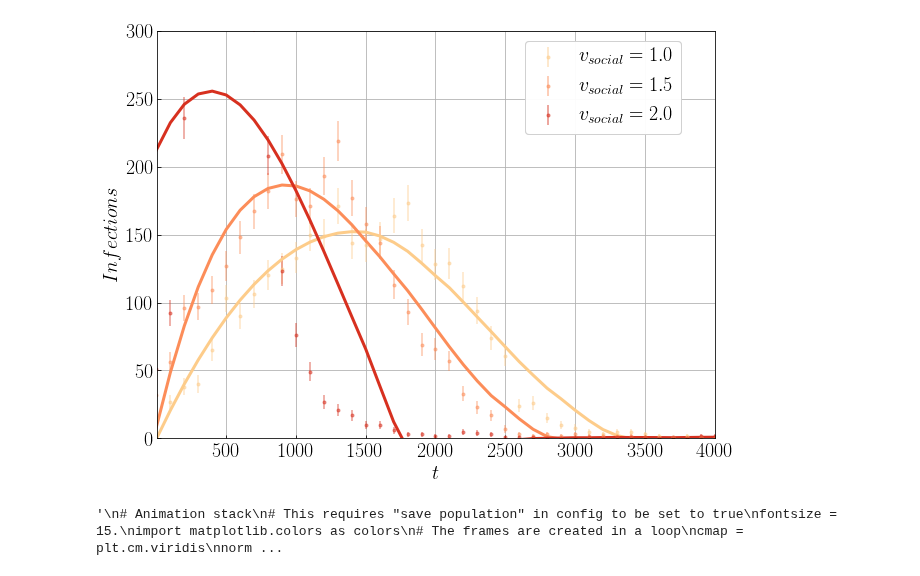
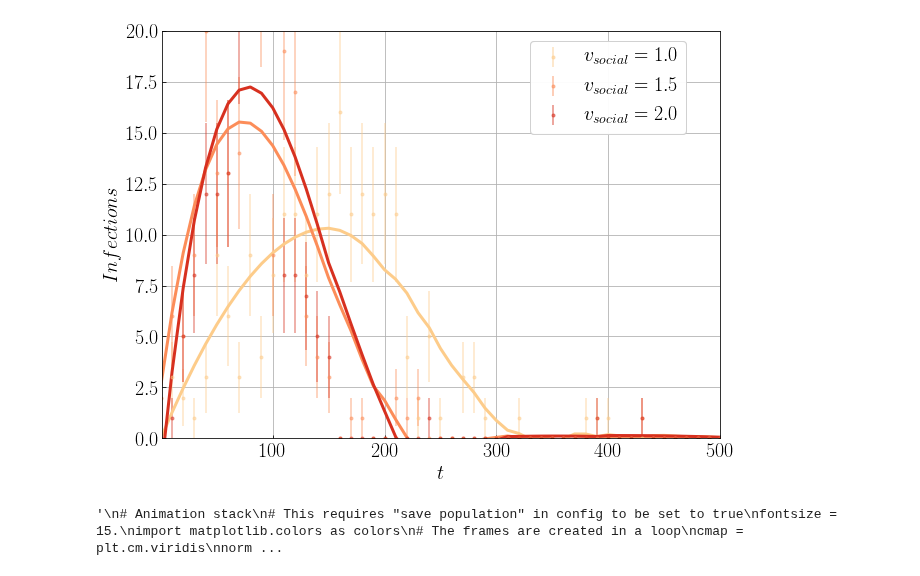
Before and after one commit to chrhck/contagion, a Jupyter notebook: examples/fd_Social_Distancing.ipynb, the cells around one changed output. Cells and saved outputs as stored; diff of their text form; code cells hidden in the pictures.

```diff
--- a/examples/fd_Social_Distancing.ipynb
+++ b/examples/fd_Social_Distancing.ipynb
@@ -27,11 +28,11 @@ from fd_config import config
 # %%
 # Creating a fourth_day object
-fd = FD(org_filter='generous')
+contagion = CONTAGION()
 # %%
 # Launching solver
-seconds = 6000
-pop = 3000
-infected=5
+seconds = 1000
+pop = 200
+infected=2
 # %%
 # Plotting standards
 std_size = 10.
@@ -39,10 +40,11 @@ fontsize = 20.
 lw=3.
 h_length=1.5
 # %%
+# Storing the solutions
 res_store = []
 mean_vel = [1., 1.5, 2.]
 for i in range(3):
-    res_store.append(fd.solve(pop, mean_vel[i], 2., None, seconds=seconds, vel_var=1., dist_var=1., infected=10))
+    res_store.append(contagion.solve(pop, mean_vel[i], 2., seconds=seconds, vel_var=1., dist_var=1., infected=infected))
 # %%
 # Binning function
 def binning(array, s_bin=10):
@@ -52,7 +54,7 @@ def binning(array, s_bin=10):
     ])
 # %%
 # Binning
-bin_size = 100
+bin_size = 10
 res_binned = np.array([
     binning(np.sum(res_store[i], axis=1), s_bin=bin_size)
     for i in range(len(res_store))
@@ -70,14 +66,14 @@ res_smoothed = np.array([
     for i in range(len(res_binned))
 ])
 # %%
-# Energy distributions
+# Infections per time step
 figure, ax = plt.subplots(figsize=(std_size, std_size * 6. / 8.))
 colors = ['#fdcc8a',
           '#fc8d59',
           '#d7301f']
 for i, _ in enumerate(mean_vel):
     ax.errorbar(
-        fd.t[::bin_size],
+        contagion.t[::bin_size],
         res_binned[i],
         yerr=np.sqrt(res_binned[i]),
         fmt='o',
@@ -86,12 +82,12 @@ for i, _ in enumerate(mean_vel):
         label=r'$v_{social} = %.1f$' %mean_vel[i]
     )
     ax.plot(
-        fd.t[::bin_size],
+        contagion.t[::bin_size],
         res_smoothed[i],
         lw=lw, color=colors[i],
     )
-ax.set_xlim(1e0, 4000)
-ax.set_ylim(0., 300)
+ax.set_xlim(1e0, 500)
+ax.set_ylim(0., 20)
 ax.set_xscale('linear')
 ax.set_yscale('linear')
 ax.set_xlabel(r'$t$', fontsize=fontsize)
@@ -109,4 +106,4 @@ plt.show()
-[figure, old version]
+[figure, new version]
 # %%
 # figure.savefig("C:\\Users\\steph\\OneDrive\\University TUM\\PhD\\Plots\\Biolumi\\MC_Social_Rate_pop_6000_infected_5.png",
 #                bbox_inches='tight')
```
Also changed, not shown: parts of 7 cells of this notebook, 8 other files.
